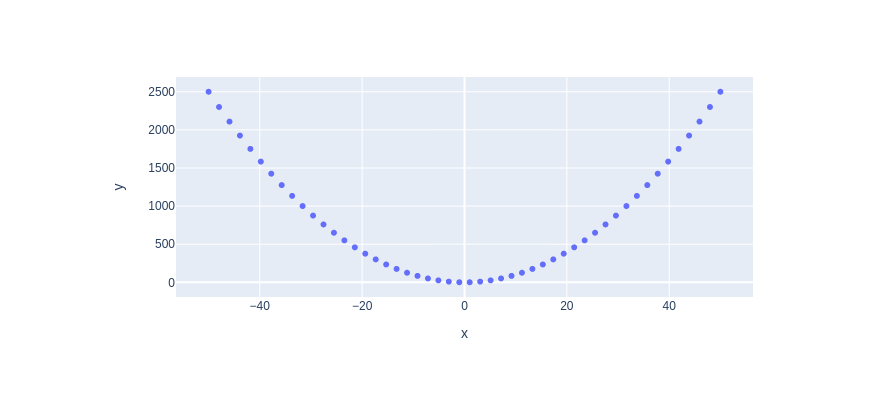
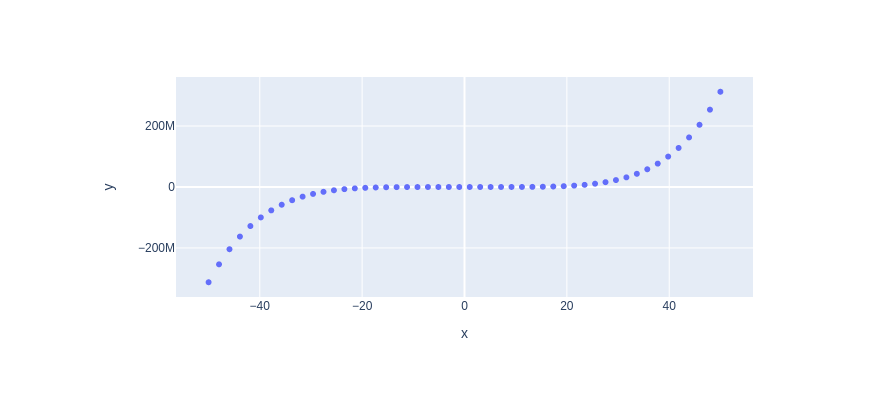
Before and after one commit to varadamd/my-notebooks-repo1, a Jupyter notebook: experiment1.ipynb, the cells around one changed output. Drawn from its saved outputs; the diff is of its cells as text; code cells hidden in the pictures.

```diff
--- a/experiment1.ipynb
+++ b/experiment1.ipynb
@@ -5,7 +5,7 @@ import plotly.express as px
 # x-axis data points
 x = np.linspace(start=-50, stop=50)
 # y-axis data points
-y = x ** 2
+y = x ** 5
 # define the plot
 fig = px.scatter(x=x, y=y)
 fig.show()
@@ -14 +13 @@ fig.show()
-[figure, old version]
+[figure, new version]
```
Also changed, not shown: parts of 1 cell of this notebook.
